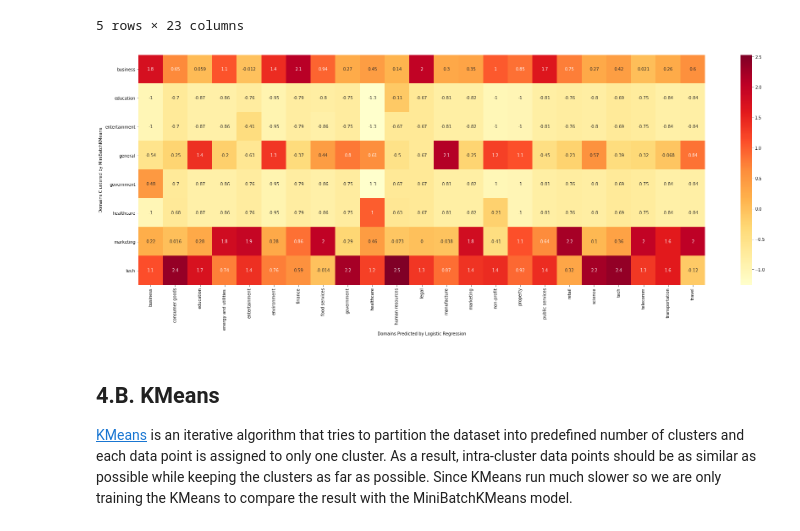
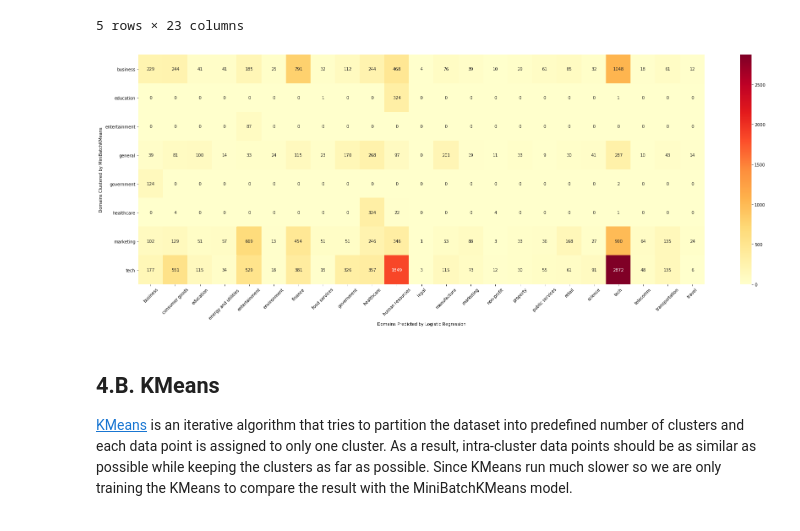
Before and after one commit to rachwyatt/capstone-project, a Jupyter notebook: model_notebooks/model_training_KMeans.ipynb, the cells around one changed output. Saved outputs shown, nothing was run; the diff lists cells and outputs as text; code cells hidden in the pictures.

```diff
--- a/model_notebooks/model_training_KMeans.ipynb
+++ b/model_notebooks/model_training_KMeans.ipynb
@@ -258,23 +248,20 @@ job_df.sample(5)
 # %%
 # Let's compare the result of the clustering method with the domains predicted from our supervised learning model
 # create a pivote table that count the number of jobs for each domain
 pivoted_df = pd.pivot_table(job_df, index=['domain_minik'],
                     columns=['domain_lr'], values=['job_description'], aggfunc='count').fillna(0)
 pivoted_df.columns = [col[1] for col in pivoted_df.columns.values] # this to remove the column index
 
-# reason for scaling the dataset because the dataset is imbalanced (tech jobs are considerably higher than any other domains)
-pivoted_df[pivoted_df.columns]=StandardScaler().fit_transform(pivoted_df)
-
 # creating a heatmap to see what domains stand out for each cluster
 fig, ax = plt.subplots(figsize=(30,10))
-sns.heatmap(pivoted_df, annot=True, cmap=plt.cm.YlOrRd)
+sns.heatmap(pivoted_df, annot=True, cmap=plt.cm.YlOrRd, fmt='g')
 plt.yticks(np.arange(0.5, len(pivoted_df.index), 1), pivoted_df.index)
-plt.xticks(np.arange(0.5, len(pivoted_df.columns), 1), pivoted_df.columns, rotation=90)
+plt.xticks(np.arange(0.5, len(pivoted_df.columns), 1), pivoted_df.columns, rotation=45)
 plt.xlabel('Domains Predicted by Logistic Regression')
 plt.ylabel('Domains Clustered by MiniBatchKMeans')
 plt.show()
 # %% [output]
-[figure, old version]
+[figure, new version]
 # %%
 # # record the result into the database
 # connection = pymysql.connect(host=secret['host'],
```
Also changed, not shown: parts of 4 cells of this notebook, 5 other files.
